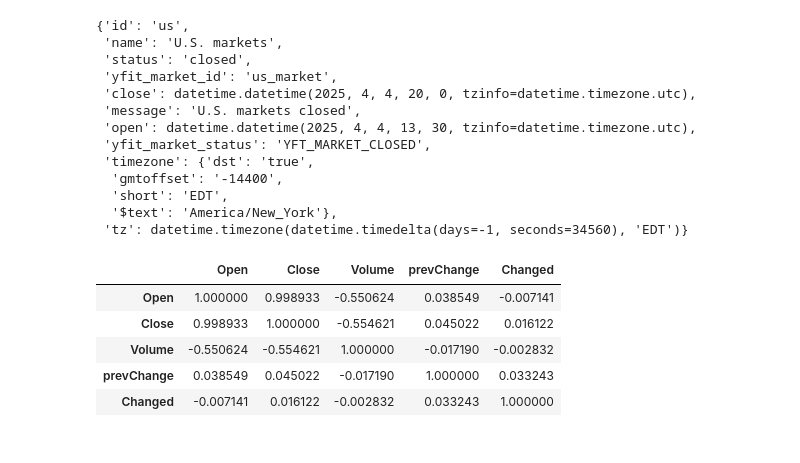
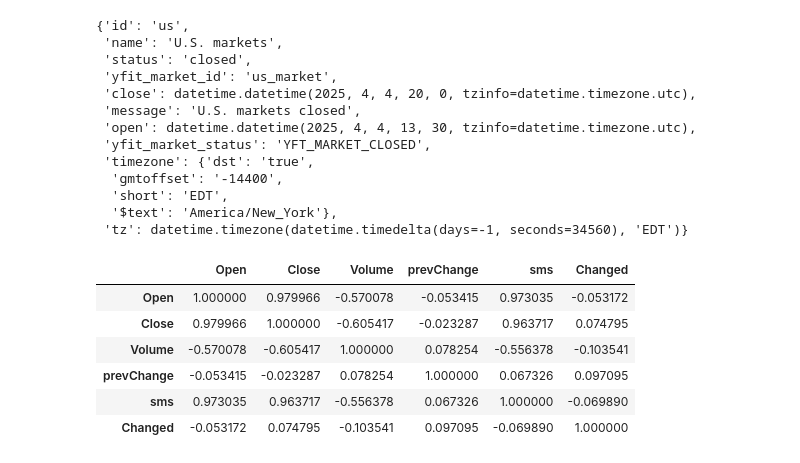
Before and after one commit to stanleyxu1/stock, a Jupyter notebook: script.ipynb, the cells around one changed output. Drawn from its saved outputs; the diff is of its cells as text; code cells hidden in the pictures.

```diff
--- a/script.ipynb
+++ b/script.ipynb
@@ -69,33 +70,50 @@ nvda3mo
 # %%
 #FOR FUN
 
 #take 1 year of nvidia stock data
 nvdaShrt = yf.Ticker('NVDA')
-nvdaShrt = nvdaShrt.history(period='3y')
+nvdaShrt = nvdaShrt.history(period='1y')
 nvdaShrt = nvdaShrt.drop(columns=['Dividends', 'Stock Splits', 'High', 'Low'])
 nvdaShrt
 
 #make a new column that states the change in price of 1 day before
 increase = ['N/A']
 for i in range(1, len(nvdaShrt['Open'])):
-    increase.append(nvdaShrt.iloc[i-1, 0] - nvdaShrt.iloc[i-1, 1])
+    increase.append(float(nvdaShrt.iloc[i-1, 0] - nvdaShrt.iloc[i-1, 1]))
 nvdaShrt['prevChange'] = increase
+
+
+#add 5-day simple moving average
+sms = ['N/A', 'N/A', 'N/A', 'N/A', 'N/A']
+for i in range(5, len(nvdaShrt['Open'])):
+    sms.append(np.average(nvdaShrt.iloc[i-4:i+1, 1]))
+nvdaShrt['sms'] = sms
+
 
 #determine if today closed higher than yesterday (1 = yes, 0 = no)
 changed = ['N/A']
 for i in range(1, len(nvdaShrt['Open'])):
     if nvdaShrt.iloc[i, 1] > nvdaShrt.iloc[i-1, 1]:
         changed.append(1)
     else:
         changed.append(0)
 nvdaShrt['Changed'] = changed
 
+#remove first 5
+nvdaShrt = nvdaShrt.iloc[5:, :]
+
+#turn all values in nvidia data frame to numbers
+nvdaShrt = nvdaShrt.apply(pd.to_numeric, errors='coerce')
+
 #assess correlation between open,close,volume,change in price in prev day, and whether or not price went up from yesterday
-nvdaShrt.iloc[1:].corr()
+nvdaCorr = nvdaShrt.corr()
+#almost no correlation between the change in price of previous day to the price direction in the present day
+nvdaCorr
 # %% [output]
-|  | Open | Close | Volume | prevChange | Changed |
-| Open | 1.000000 | 0.998933 | -0.550624 | 0.038549 | -0.007141 |
-| Close | 0.998933 | 1.000000 | -0.554621 | 0.045022 | 0.016122 |
-| Volume | -0.550624 | -0.554621 | 1.000000 | -0.017190 | -0.002832 |
-| prevChange | 0.038549 | 0.045022 | -0.017190 | 1.000000 | 0.033243 |
-| Changed | -0.007141 | 0.016122 | -0.002832 | 0.033243 | 1.000000 |
+|  | Open | Close | Volume | prevChange | sms | Changed |
+| Open | 1.000000 | 0.979966 | -0.570078 | -0.053415 | 0.973035 | -0.053172 |
+| Close | 0.979966 | 1.000000 | -0.605417 | -0.023287 | 0.963717 | 0.074795 |
+| Volume | -0.570078 | -0.605417 | 1.000000 | 0.078254 | -0.556378 | -0.103541 |
+| prevChange | -0.053415 | -0.023287 | 0.078254 | 1.000000 | 0.067326 | 0.097095 |
+| sms | 0.973035 | 0.963717 | -0.556378 | 0.067326 | 1.000000 | -0.069890 |
+| Changed | -0.053172 | 0.074795 | -0.103541 | 0.097095 | -0.069890 | 1.000000 |
```
Also changed, not shown: parts of 2 cells of this notebook.
